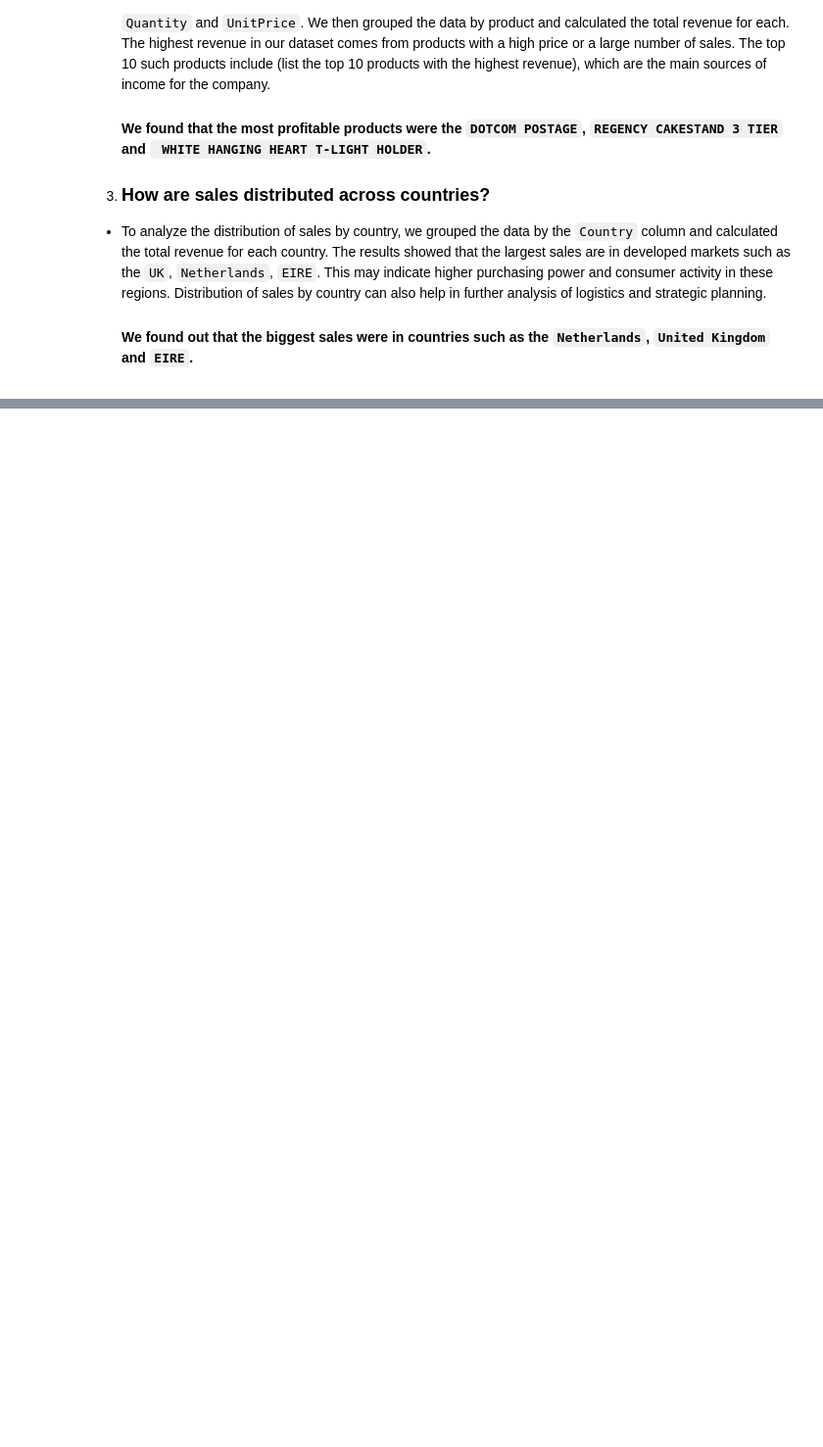
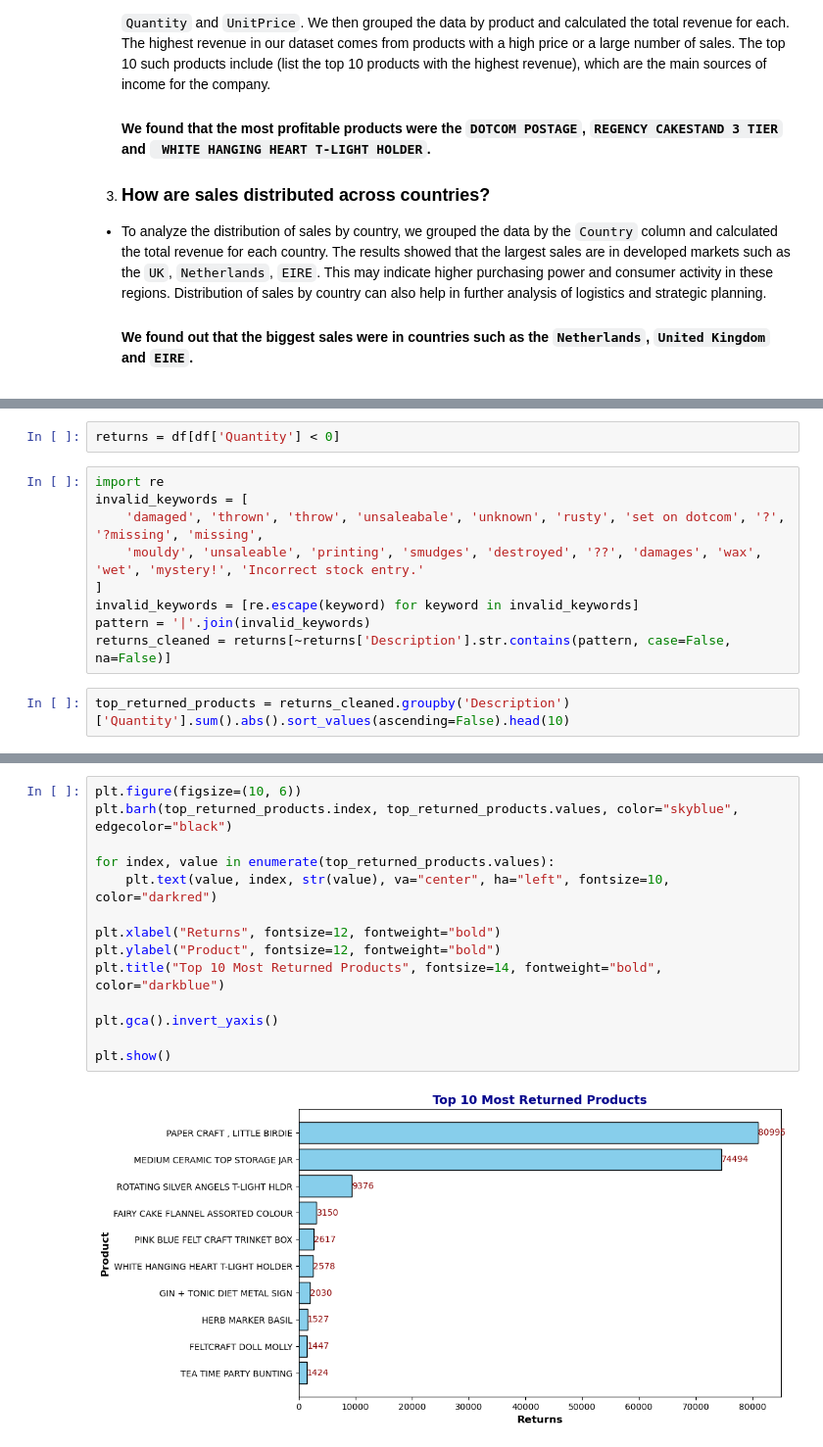
Before and after one commit to zazauserr/Data_Analyst_Pet_Projects, a Jupyter notebook: E-Commerce/project.ipynb, the cells around one changed output, grey strips where cells are left out. Shown: that part at 98% size. Saved outputs shown, nothing was run; the diff lists cells and outputs as text; blank space fills up the shorter version.

Commit message:
Top 10 Most Returned Products

```diff
--- a/E-Commerce/project.ipynb
+++ b/E-Commerce/project.ipynb
@@ -417,0 +436,13 @@ plt.show()
+# %%
+returns = df[df['Quantity'] < 0]
+# %%
+import re
+invalid_keywords = [
+    'damaged', 'thrown', 'throw', 'unsaleabale', 'unknown', 'rusty', 'set on dotcom', '?', '?missing', 'missing',
+    'mouldy', 'unsaleable', 'printing', 'smudges', 'destroyed', '??', 'damages', 'wax', 'wet', 'mystery!', 'Incorrect stock entry.'
+]
+invalid_keywords = [re.escape(keyword) for keyword in invalid_keywords]
+pattern = '|'.join(invalid_keywords)
+returns_cleaned = returns[~returns['Description'].str.contains(pattern, case=False, na=False)]
+# %%
+top_returned_products = returns_cleaned.groupby('Description')['Quantity'].sum().abs().sort_values(ascending=False).head(10)
@@ -417,0 +464,16 @@ plt.show()
+# %%
+plt.figure(figsize=(10, 6))
+plt.barh(top_returned_products.index, top_returned_products.values, color="skyblue", edgecolor="black")
+
+for index, value in enumerate(top_returned_products.values):
+    plt.text(value, index, str(value), va="center", ha="left", fontsize=10, color="darkred")
+
+plt.xlabel("Returns", fontsize=12, fontweight="bold")
+plt.ylabel("Product", fontsize=12, fontweight="bold")
+plt.title("Top 10 Most Returned Products", fontsize=14, fontweight="bold", color="darkblue")
+
+plt.gca().invert_yaxis()
+
+plt.show()
+# %% [output]
+[figure, added]
```
Also changed, not shown: parts of 4 cells of this notebook.
